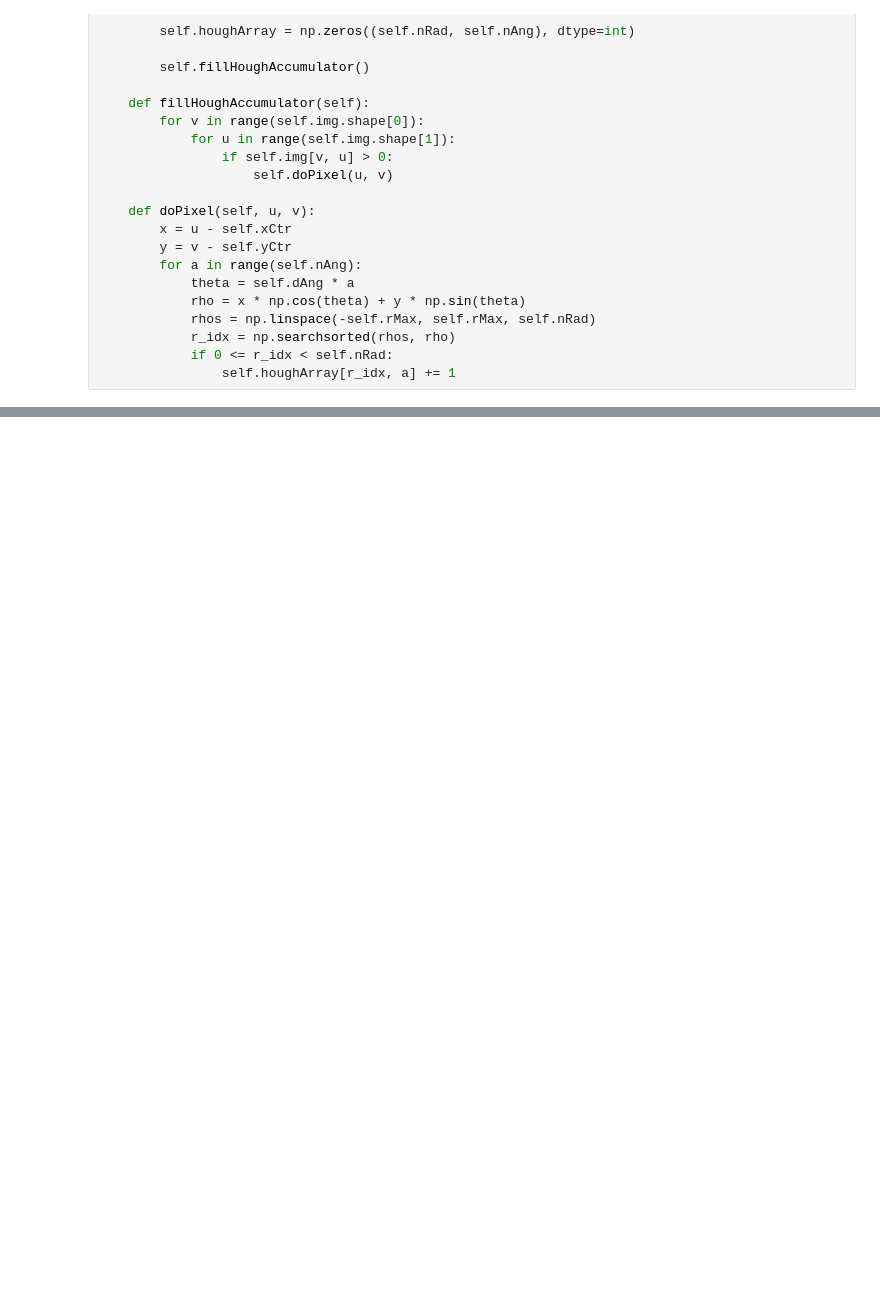
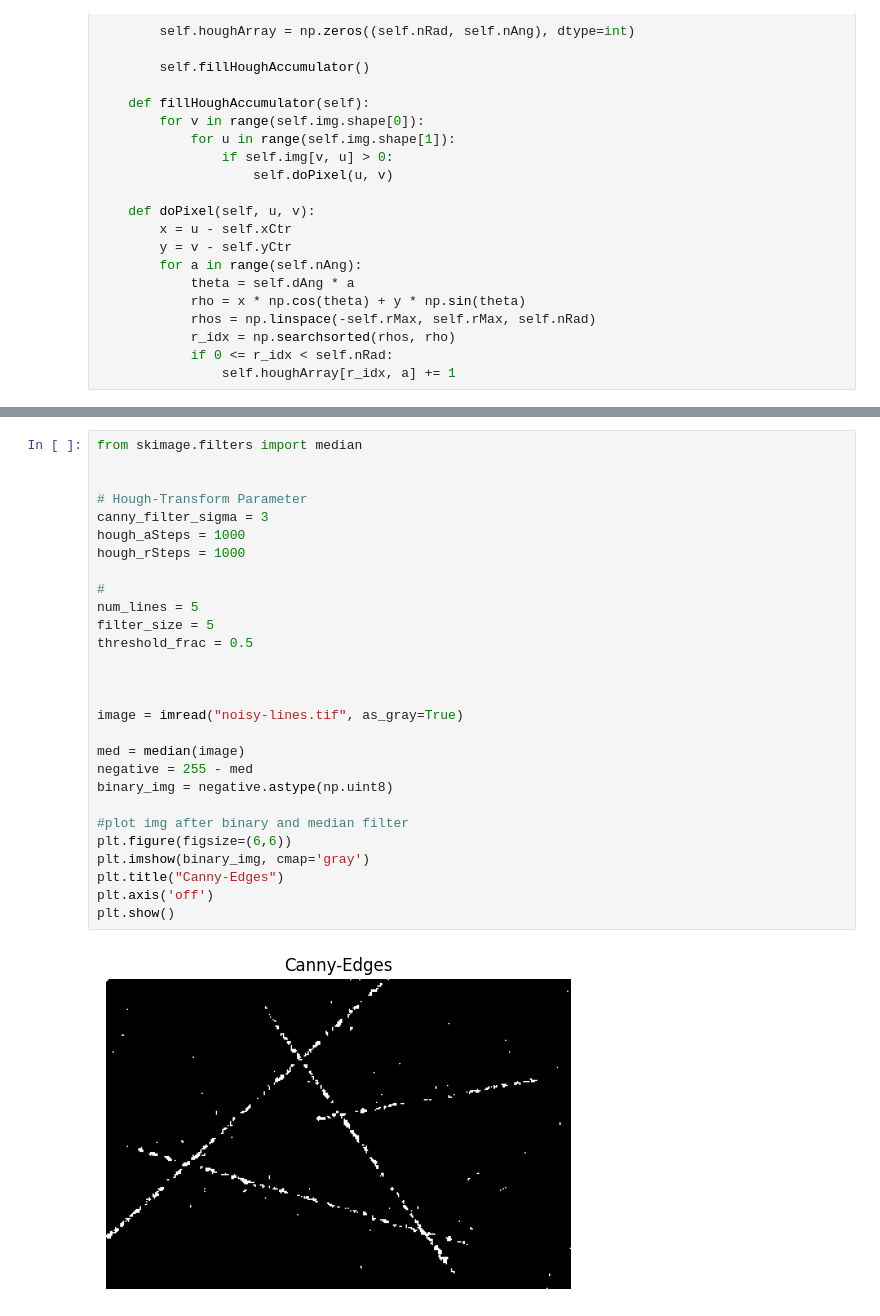
Before and after one commit to moglerdev/2dcv, a Jupyter notebook: 5.Aufgabe/aufgabe5.ipynb, the cells around one changed output, grey strips where cells are left out. Saved outputs shown, nothing was run; the diff lists cells and outputs as text; blank space fills up the shorter version.

```diff
--- a/5.Aufgabe/aufgabe5.ipynb
+++ b/5.Aufgabe/aufgabe5.ipynb
@@ -72,3 +95,33 @@ def plot_top_hough_lines(ht, original_img, num_lines, filter_size, threshold_fra
     plt.axis('off')
     plt.show()
+# %%
+from skimage.filters import median
+
+
+# Hough-Transform Parameter
+canny_filter_sigma = 3
+hough_aSteps = 1000
+hough_rSteps = 1000
+
+#
+num_lines = 5
+filter_size = 5
+threshold_frac = 0.5
+
+
+
+image = imread("noisy-lines.tif", as_gray=True)
+
+med = median(image)
+negative = 255 - med
+binary_img = negative.astype(np.uint8)
+
+#plot img after binary and median filter
+plt.figure(figsize=(6,6))
+plt.imshow(binary_img, cmap='gray')
+plt.title("Canny-Edges")
+plt.axis('off')
+plt.show()
+# %% [output]
+[figure, added]
 # %%
```
Also changed, not shown: parts of 2 cells of this notebook.
